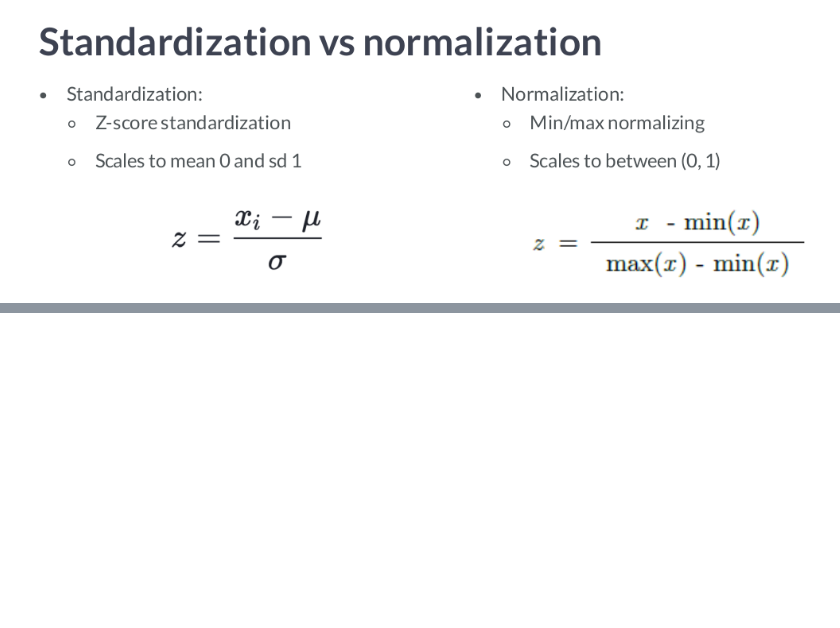
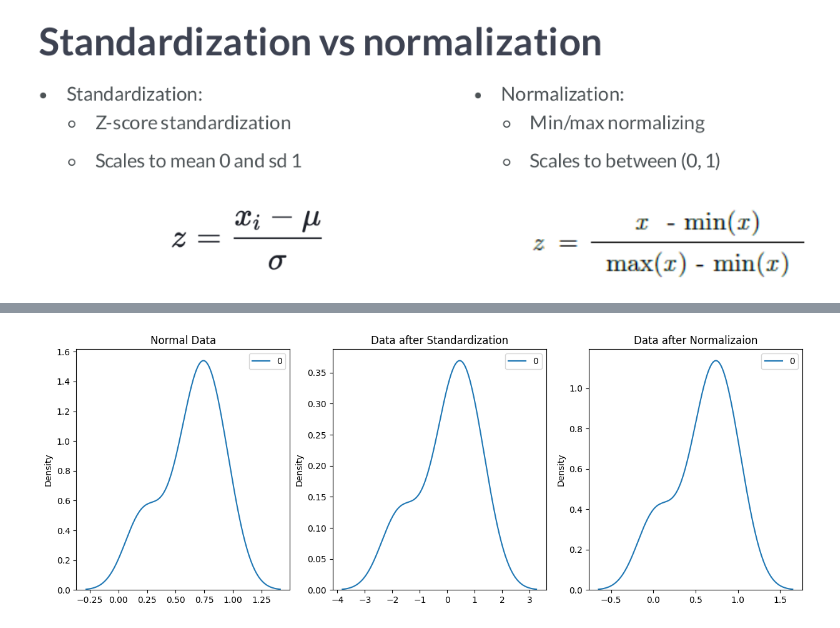
Before and after one commit to AyushDevadiga1/Machine-Learning, a Jupyter notebook: Normalization_and_Standardization.ipynb, the cells around one changed output, grey strips where cells are left out. Drawn from its saved outputs; the diff is of its cells as text; code cells hidden in the pictures; blank space fills up the shorter version.

Commit message:
Visual Analysis of the effects of both on the data

```diff
--- a/Normalization_and_Standardization.ipynb
+++ b/Normalization_and_Standardization.ipynb
@@ -13,0 +19,2 @@ standard_deviation = 1, mean = 0
+# %%
+X = np.random.rand(10,1).reshape(-1,1)
@@ -13,0 +60,18 @@ standard_deviation = 1, mean = 0
+# %%
+plt.figure(figsize=(15,5))
+
+plt.subplot(131)
+sns.kdeplot(data=X)
+plt.title('Normal Data')
+
+plt.subplot(132)
+sns.kdeplot(data=StandardScaler().fit_transform(X))
+plt.title('Data after Standardization')
+
+plt.subplot(133)
+sns.kdeplot(data=MinMaxScaler().fit_transform(X))
+plt.title('Data after Normalizaion')
+
+plt.show()
+# %% [output]
+[figure, added]
```
Also changed, not shown: parts of 6 cells of this notebook.
